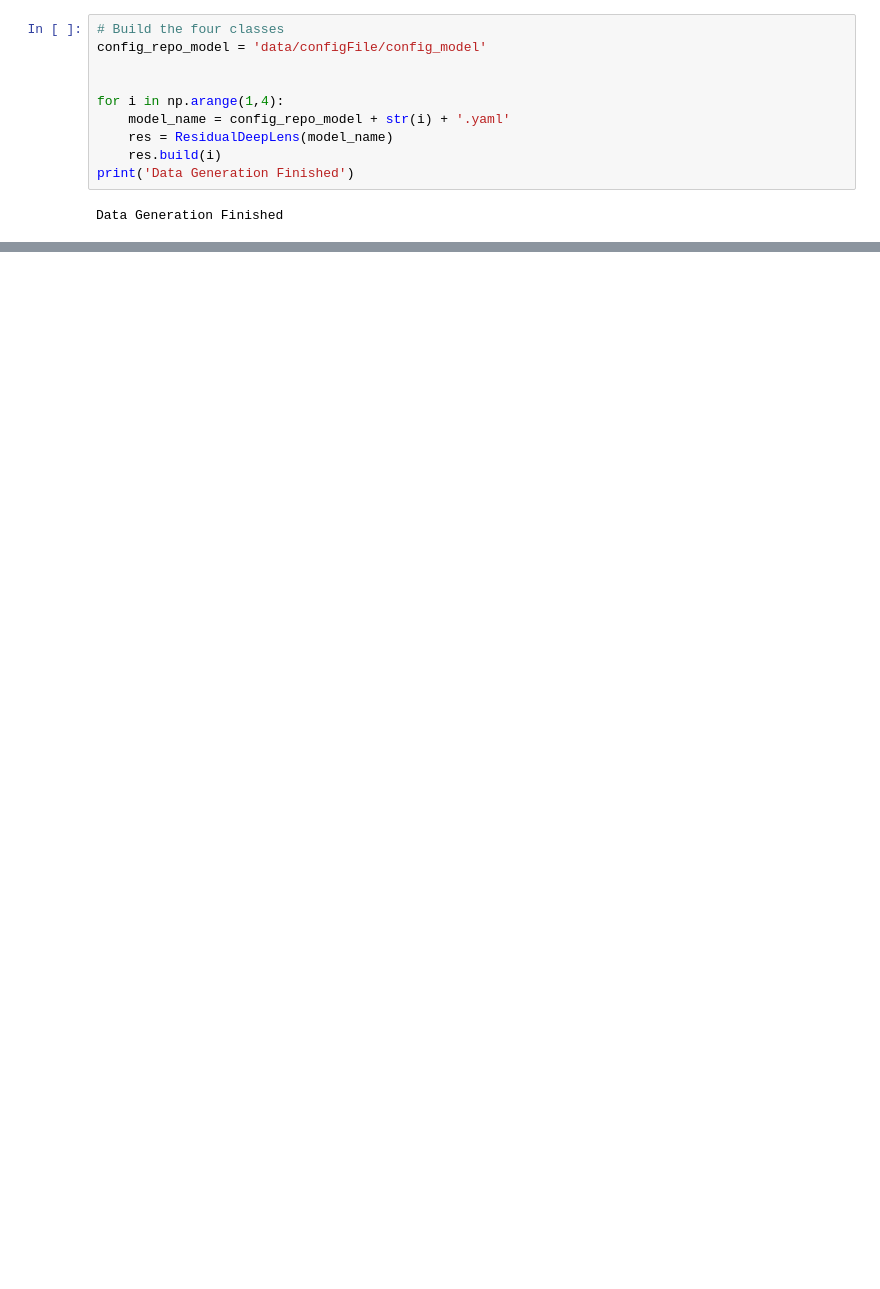
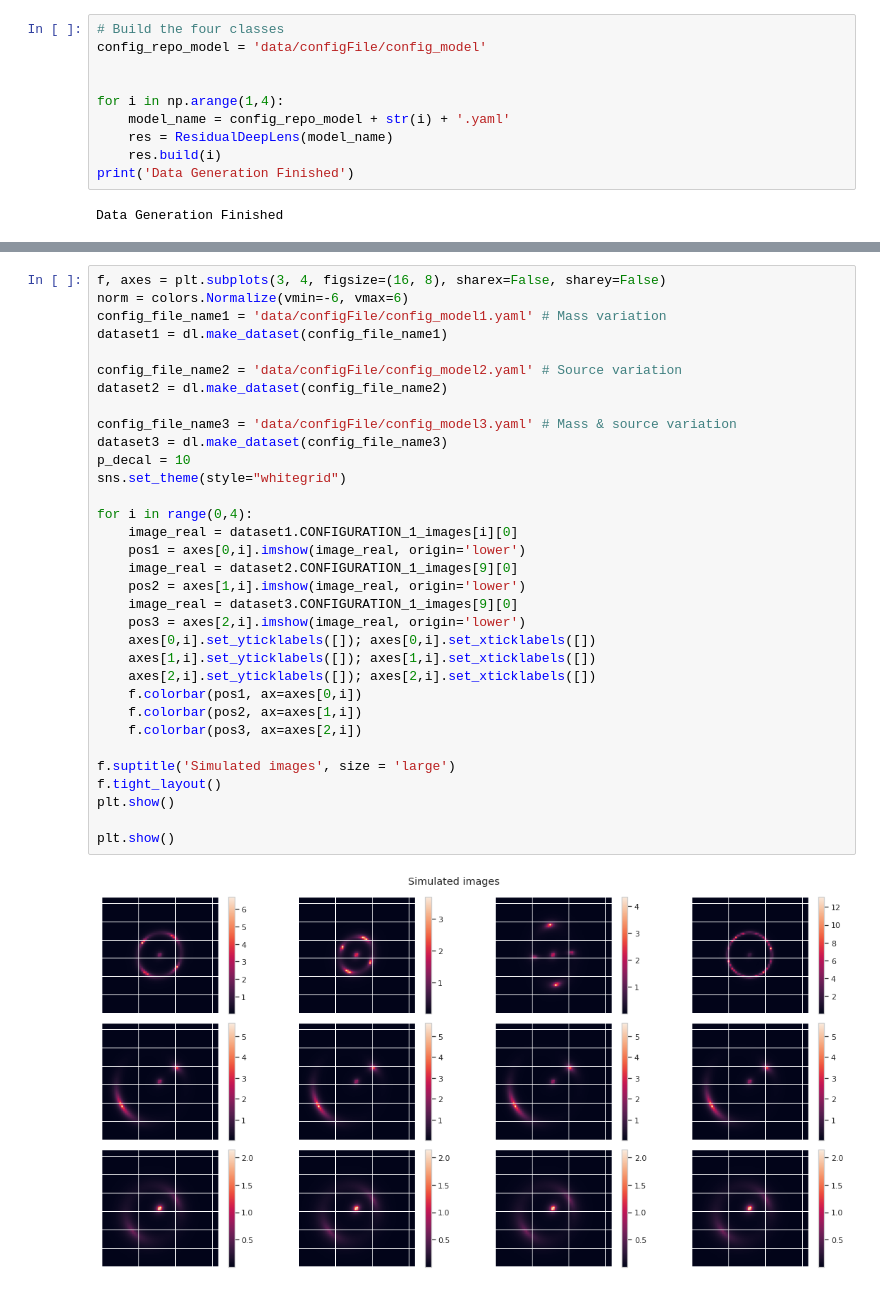
Before and after one commit to emmahoggett/Error_class_lenstronomy, a Jupyter notebook: Simulations/deeplens/deeplens.ipynb, the cells around one changed output, grey strips where cells are left out. Saved outputs shown, nothing was run; the diff lists cells and outputs as text; blank space fills up the shorter version.

```diff
--- a/Simulations/deeplens/deeplens.ipynb
+++ b/Simulations/deeplens/deeplens.ipynb
@@ -134,0 +137,35 @@ plt.show()
+# %%
+f, axes = plt.subplots(3, 4, figsize=(16, 8), sharex=False, sharey=False)
+norm = colors.Normalize(vmin=-6, vmax=6)
+config_file_name1 = 'data/configFile/config_model1.yaml' # Mass variation
+dataset1 = dl.make_dataset(config_file_name1)
+
+config_file_name2 = 'data/configFile/config_model2.yaml' # Source variation
+dataset2 = dl.make_dataset(config_file_name2)
+
+config_file_name3 = 'data/configFile/config_model3.yaml' # Mass & source variation
+dataset3 = dl.make_dataset(config_file_name3)
+p_decal = 10
+sns.set_theme(style="whitegrid")
+
+for i in range(0,4):
+    image_real = dataset1.CONFIGURATION_1_images[i][0]
+    pos1 = axes[0,i].imshow(image_real, origin='lower')
+    image_real = dataset2.CONFIGURATION_1_images[9][0]
+    pos2 = axes[1,i].imshow(image_real, origin='lower')
+    image_real = dataset3.CONFIGURATION_1_images[9][0]
+    pos3 = axes[2,i].imshow(image_real, origin='lower')
+    axes[0,i].set_yticklabels([]); axes[0,i].set_xticklabels([])
+    axes[1,i].set_yticklabels([]); axes[1,i].set_xticklabels([])
+    axes[2,i].set_yticklabels([]); axes[2,i].set_xticklabels([])
+    f.colorbar(pos1, ax=axes[0,i])
+    f.colorbar(pos2, ax=axes[1,i])
+    f.colorbar(pos3, ax=axes[2,i])
+
+f.suptitle('Simulated images', size = 'large')
+f.tight_layout()
+plt.show()
+
+plt.show()
+# %% [output]
+[figure, added]
```
Also changed, not shown: parts of 6 cells of this notebook, 14 other files.
